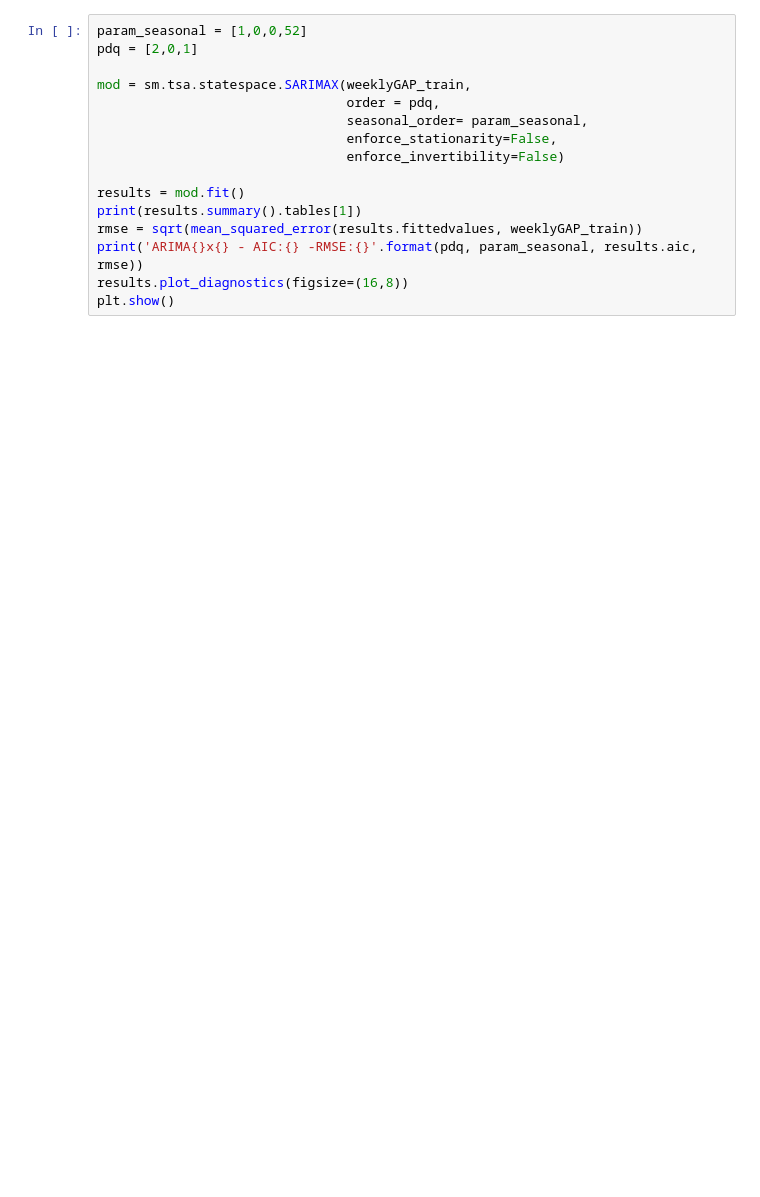
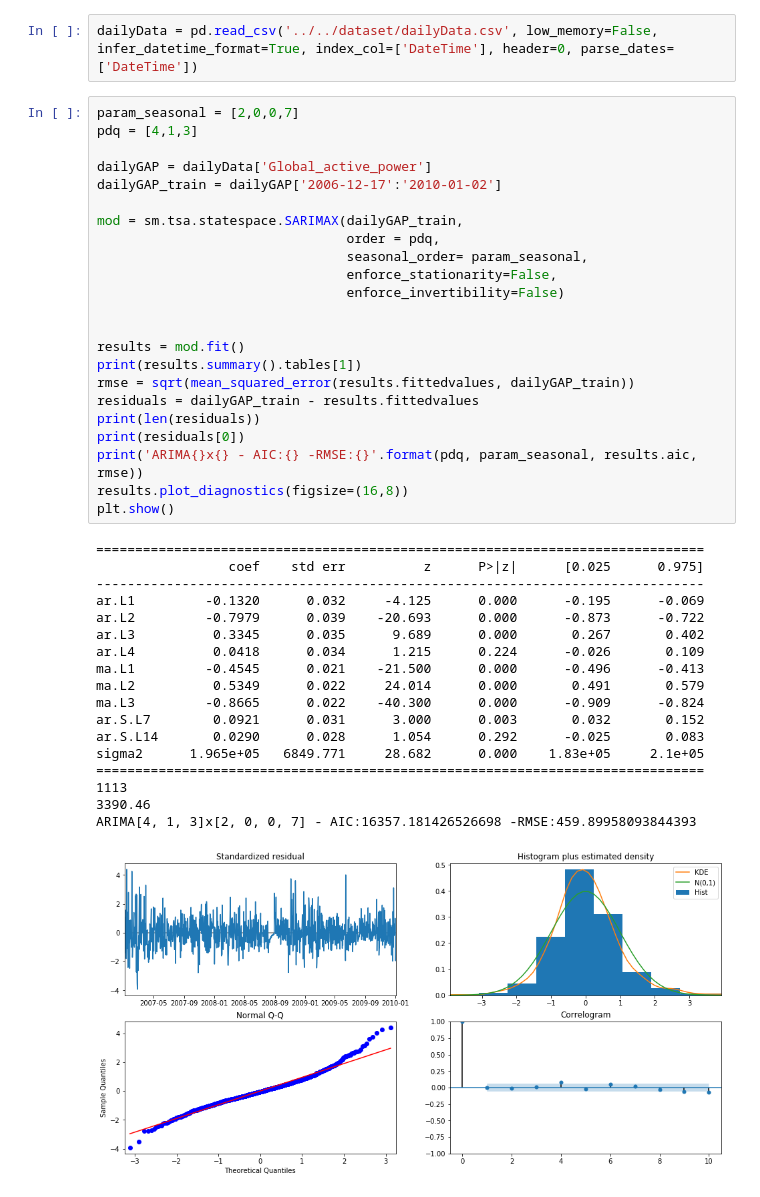
Before and after one commit to midsterx/Analysis-Prediction-Clustering-on-Power-Consumption, a Jupyter notebook: Prediction/Hybrid.ipynb, the cells around one changed output. Saved outputs shown, nothing was run; the diff lists cells and outputs as text; blank space fills up the shorter version.

```diff
--- a/Prediction/Hybrid.ipynb
+++ b/Prediction/Hybrid.ipynb
@@ -1,16 +43,44 @@
+# %%
+dailyData = pd.read_csv('../../dataset/dailyData.csv', low_memory=False, infer_datetime_format=True, index_col=['DateTime'], header=0, parse_dates=['DateTime'])
 # %%
-param_seasonal = [1,0,0,52]
-pdq = [2,0,1]
+param_seasonal = [2,0,0,7]
+pdq = [4,1,3]
 
-mod = sm.tsa.statespace.SARIMAX(weeklyGAP_train,
+dailyGAP = dailyData['Global_active_power']
+dailyGAP_train = dailyGAP['2006-12-17':'2010-01-02']
+
+mod = sm.tsa.statespace.SARIMAX(dailyGAP_train,
                                 order = pdq,
                                 seasonal_order= param_seasonal,
                                 enforce_stationarity=False,
                                 enforce_invertibility=False)
 
+
 results = mod.fit()
 print(results.summary().tables[1])
-rmse = sqrt(mean_squared_error(results.fittedvalues, weeklyGAP_train))
+rmse = sqrt(mean_squared_error(results.fittedvalues, dailyGAP_train))
+residuals = dailyGAP_train - results.fittedvalues
+print(len(residuals))
+print(residuals[0])
 print('ARIMA{}x{} - AIC:{} -RMSE:{}'.format(pdq, param_seasonal, results.aic, rmse))
 results.plot_diagnostics(figsize=(16,8))
 plt.show()
+# %% [output]
+==============================================================================
+                 coef    std err          z      P>|z|      [0.025      0.975]
+------------------------------------------------------------------------------
+ar.L1         -0.1320      0.032     -4.125      0.000      -0.195      -0.069
+ar.L2         -0.7979      0.039    -20.693      0.000      -0.873      -0.722
+ar.L3          0.3345      0.035      9.689      0.000       0.267       0.402
+ar.L4          0.0418      0.034      1.215      0.224      -0.026       0.109
+ma.L1         -0.4545      0.021    -21.500      0.000      -0.496      -0.413
+ma.L2          0.5349      0.022     24.014      0.000       0.491       0.579
+ma.L3         -0.8665      0.022    -40.300      0.000      -0.909      -0.824
+ar.S.L7        0.0921      0.031      3.000      0.003       0.032       0.152
+ar.S.L14       0.0290      0.028      1.054      0.292      -0.025       0.083
+sigma2      1.965e+05   6849.771     28.682      0.000    1.83e+05     2.1e+05
+==============================================================================
+1113
+3390.46
+ARIMA[4, 1, 3]x[2, 0, 0, 7] - AIC:16357.181426526698 -RMSE:459.89958093844393
+[figure, added]
```
Also changed, not shown: parts of 5 cells of this notebook, 1 other file.
